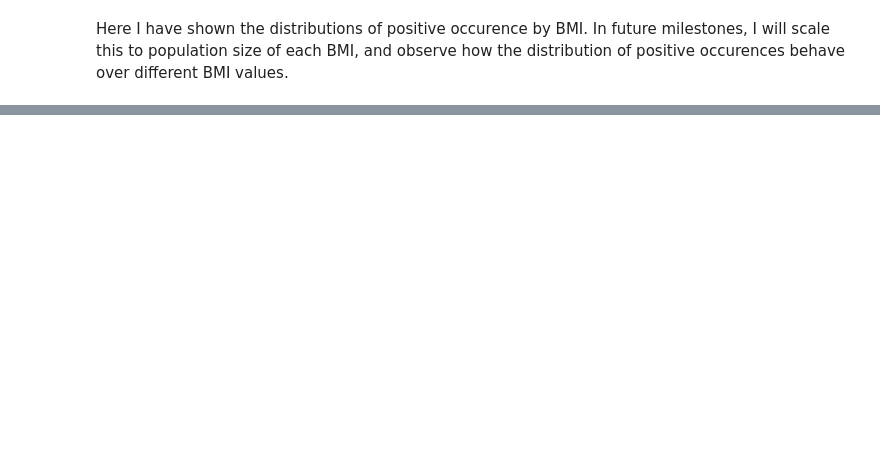
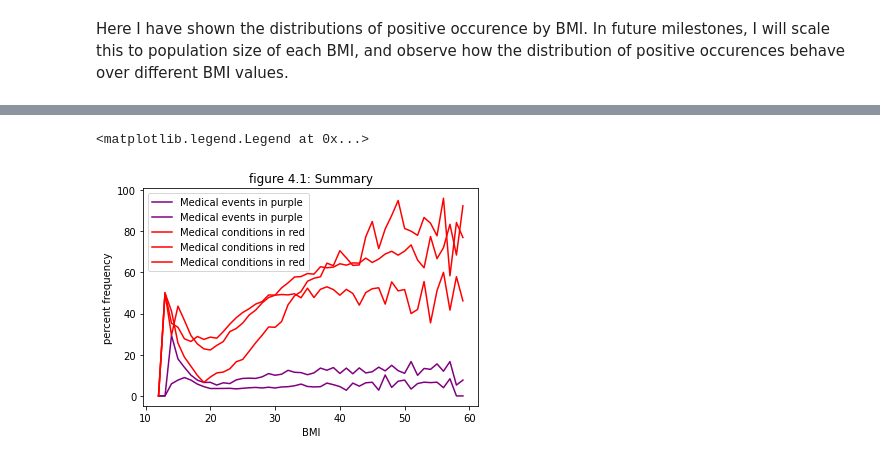
Before and after one commit to ubco-W2022T1-cosc301/project-group50, a Jupyter notebook: notebooks/analysis2.ipynb, the cells around one changed output, grey strips where cells are left out. Saved outputs shown, nothing was run; the diff lists cells and outputs as text; code cells hidden in the pictures; blank space fills up the shorter version.

```diff
--- a/notebooks/analysis2.ipynb
+++ b/notebooks/analysis2.ipynb
@@ -147,0 +138,14 @@ sns.displot(diabetes['BMI'], kind = 'kde')
+# %%
+plt.plot(df.groupby("BMI")['Stroke','HeartDiseaseorAttack'].mean()*100 , label = "Medical events in purple" ,color = 'purple')
+
+plt.xlabel("BMI")
+plt.ylabel("percent frequency")
+plt.plot(df.groupby("BMI")['HighChol','Diabetes','HighBP'].mean()*100 , label = "Medical conditions in red" ,color = 'red')
+
+plt.xlabel("BMI")
+plt.ylabel("percent frequency")
+plt.title("figure 4.1: Summary")
+plt.legend(loc="upper left")
+# %% [output]
+<matplotlib.legend.Legend at 0x...>
+[figure, added]
```
Also changed, not shown: parts of 26 cells of this notebook, 6 other files.
